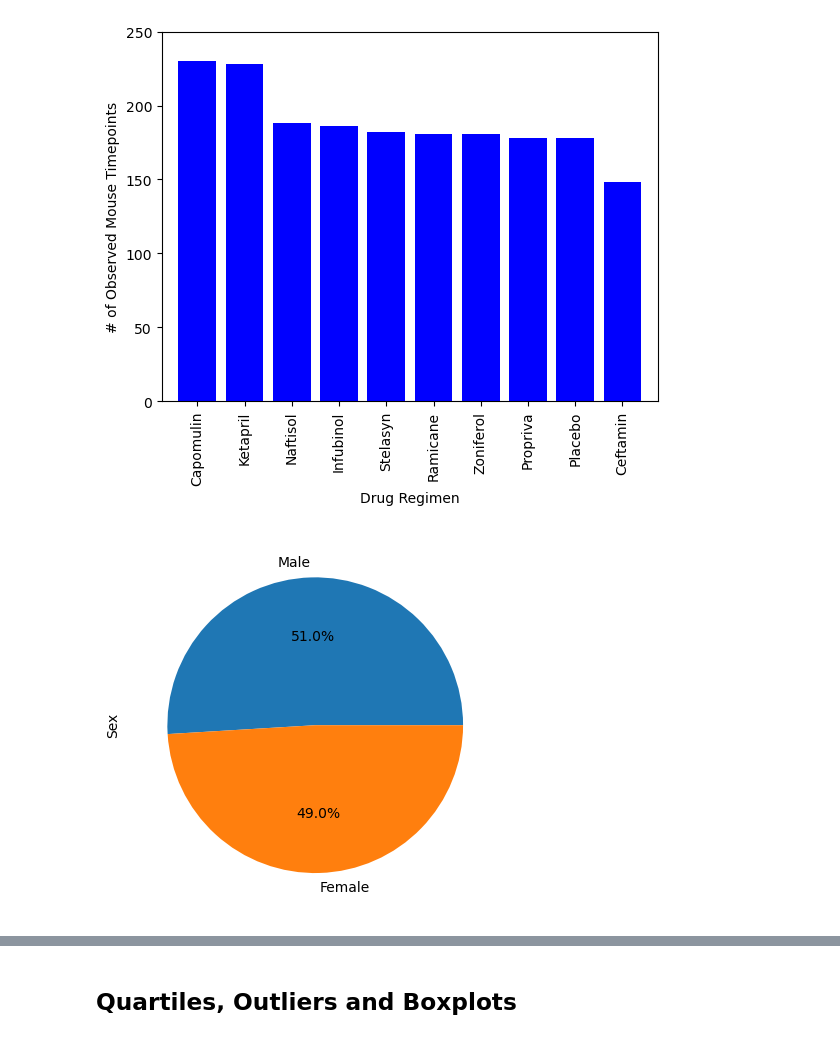
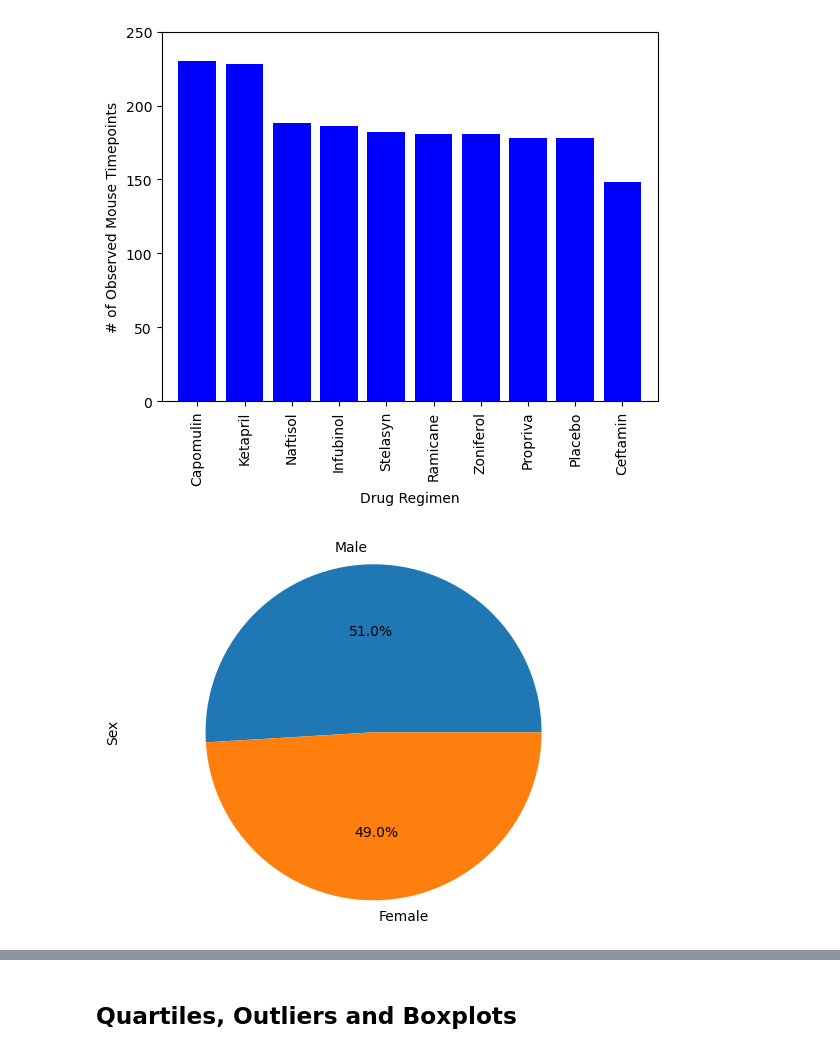
Before and after one commit to ddaniel2024/Module-5-Data-Visualisation, a Jupyter notebook: pymaceuticals_main.ipynb, the cells around one changed output, grey strips where cells are left out. Saved outputs shown, nothing was run; the diff lists cells and outputs as text; code cells hidden in the pictures.

Commit message:
pie charts completed

```diff
--- a/pymaceuticals_main.ipynb
+++ b/pymaceuticals_main.ipynb
@@ -172,7 +172,13 @@ plt.show()
 [figure]
 # %%
 # Generate a pie plot showing the distribution of female versus male mice using Pandas
+gender_df = cleaned_data["Sex"].value_counts()
+gender_df.plot(kind="pie", autopct="%1.1f%%")
+
+plt.ylabel("Sex")
+plt.axis("equal")
+plt.show()
 # %% [output]
-[figure, old version]
+[figure, new version]
 # %%
 # Generate a pie plot showing the distribution of female versus male mice using pyplot
```
Also changed, not shown: parts of 2 cells of this notebook.
